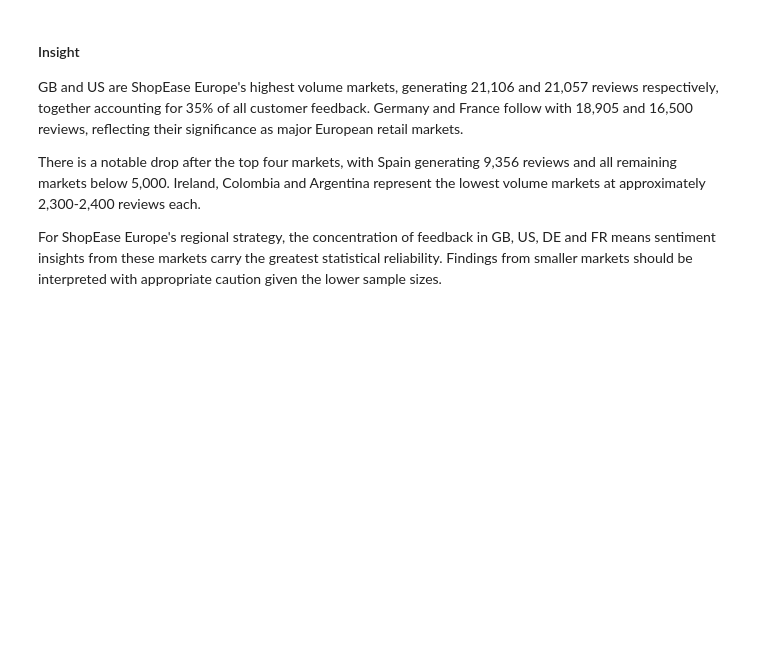
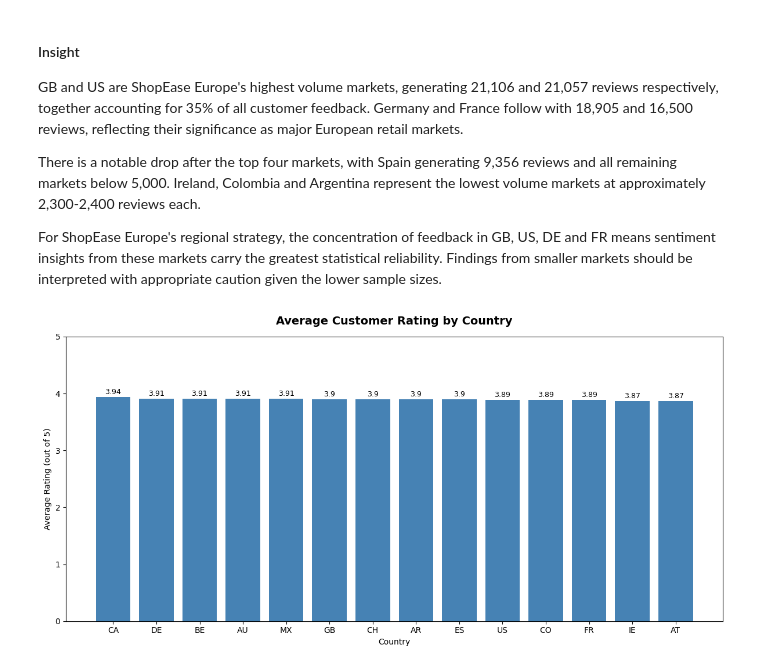
Before and after one commit to AishatOlisa/shopease-sentiment-analysis, a Jupyter notebook: notebooks/05_eda_geographic_sentiment.ipynb, the cells around one changed output. Drawn from its saved outputs; the diff is of its cells as text; code cells hidden in the pictures; blank space fills up the shorter version.

Commit message:
Complete geographic sentiment analysis - country ratings, category heatmap and insights documented

```diff
--- a/notebooks/05_eda_geographic_sentiment.ipynb
+++ b/notebooks/05_eda_geographic_sentiment.ipynb
@@ -121,3 +121,27 @@ feedback in GB, US, DE and FR means sentiment insights from these
 markets carry the greatest statistical reliability. Findings from
 smaller markets should be interpreted with appropriate caution given
 the lower sample sizes.
+# %%
+# Average rating by country
+avg_rating_country = df.groupby('country')['rating'].mean().sort_values(ascending=False).round(2)
+
+fig, ax = plt.subplots(figsize=(12, 6))
+bars = ax.bar(avg_rating_country.index, avg_rating_country.values, color='steelblue')
+
+ax.set_title('Average Customer Rating by Country',
+             fontsize=14, fontweight='bold', pad=15)
+ax.set_xlabel('Country')
+ax.set_ylabel('Average Rating (out of 5)')
+ax.set_ylim(0, 5)
+ax.grid(False)
+
+for bar, rating in zip(bars, avg_rating_country.values):
+    ax.text(bar.get_x() + bar.get_width()/2, bar.get_height() + 0.05,
+            str(rating), ha='center', fontsize=9)
+
+plt.tight_layout()
+plt.savefig(os.path.join(FIGURES_PATH, 'avg_rating_by_country.png'),
+            dpi=150, bbox_inches='tight')
+plt.show()
+# %% [output]
+[figure, added]
```
Also changed, not shown: parts of 4 cells of this notebook, 2 other files.
